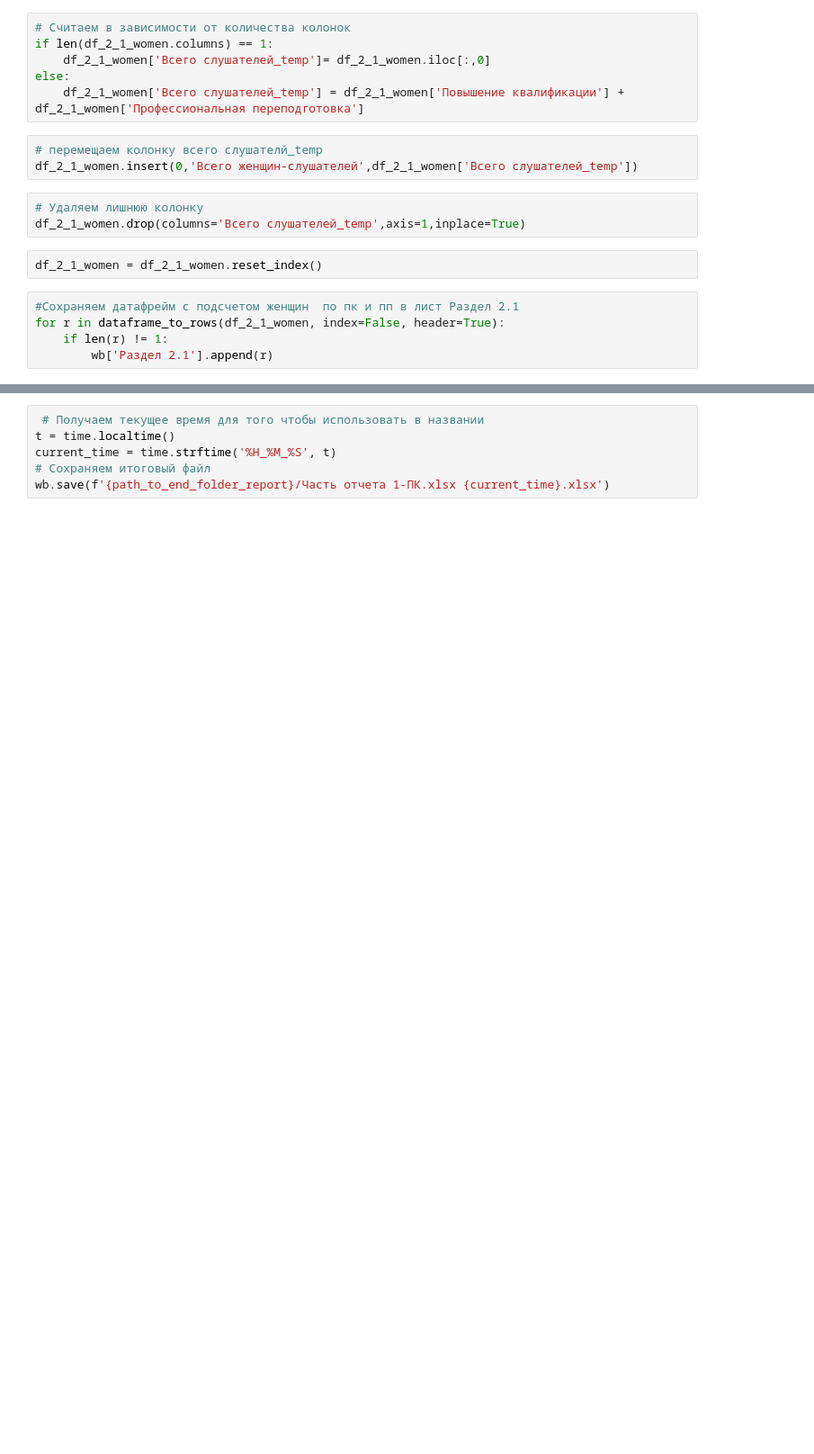
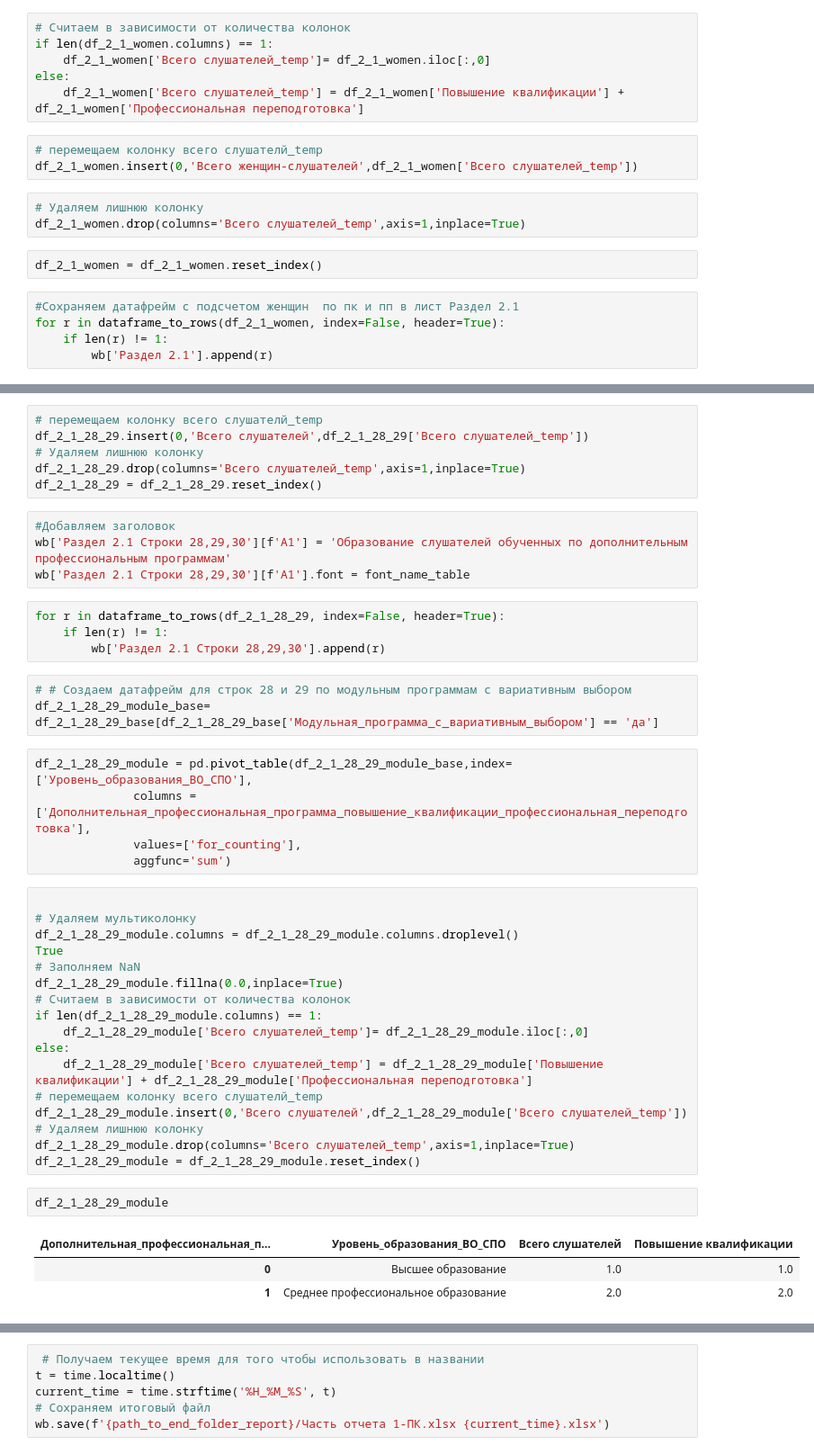
Before and after one commit to t0r1n88/Lindy, a Jupyter notebook: report_1PK.ipynb, the cells around one changed output, grey strips where cells are left out. Shown at 90% size. Cells and saved outputs as stored; diff of their text form; blank space fills up the shorter version.

```diff
--- a/report_1PK.ipynb
+++ b/report_1PK.ipynb
@@ -527,0 +547,45 @@ for r in dataframe_to_rows(df_2_1_women, index=False, header=True):
+# %%
+# перемещаем колонку всего слушателй_temp
+df_2_1_28_29.insert(0,'Всего слушателей',df_2_1_28_29['Всего слушателей_temp'])
+# Удаляем лишнюю колонку
+df_2_1_28_29.drop(columns='Всего слушателей_temp',axis=1,inplace=True)
+df_2_1_28_29 = df_2_1_28_29.reset_index()
+# %%
+#Добавляем заголовок
+wb['Раздел 2.1 Строки 28,29,30'][f'A1'] = 'Образование слушателей обученных по дополнительным профессиональным программам'
+wb['Раздел 2.1 Строки 28,29,30'][f'A1'].font = font_name_table
+# %%
+for r in dataframe_to_rows(df_2_1_28_29, index=False, header=True):
+    if len(r) != 1:
+        wb['Раздел 2.1 Строки 28,29,30'].append(r)
+# %%
+# # Создаем датафрейм для строк 28 и 29 по модульным программам с вариативным выбором
+df_2_1_28_29_module_base= df_2_1_28_29_base[df_2_1_28_29_base['Модульная_программа_с_вариативным_выбором'] == 'да']
+# %%
+df_2_1_28_29_module = pd.pivot_table(df_2_1_28_29_module_base,index=['Уровень_образования_ВО_СПО'],
+              columns = ['Дополнительная_профессиональная_программа_повышение_квалификации_профессиональная_переподготовка'],
+              values=['for_counting'],
+              aggfunc='sum')
+# %%
+
+# Удаляем мультиколонку
+df_2_1_28_29_module.columns = df_2_1_28_29_module.columns.droplevel()
+True
+# Заполняем NaN
+df_2_1_28_29_module.fillna(0.0,inplace=True)
+# Считаем в зависимости от количества колонок
+if len(df_2_1_28_29_module.columns) == 1:
+    df_2_1_28_29_module['Всего слушателей_temp']= df_2_1_28_29_module.iloc[:,0]
+else:
+    df_2_1_28_29_module['Всего слушателей_temp'] = df_2_1_28_29_module['Повышение квалификации'] + df_2_1_28_29_module['Профессиональная переподготовка']
+# перемещаем колонку всего слушателй_temp
+df_2_1_28_29_module.insert(0,'Всего слушателей',df_2_1_28_29_module['Всего слушателей_temp'])
+# Удаляем лишнюю колонку
+df_2_1_28_29_module.drop(columns='Всего слушателей_temp',axis=1,inplace=True)
+df_2_1_28_29_module = df_2_1_28_29_module.reset_index()
+# %%
+df_2_1_28_29_module
+# %% [output]
+| Дополнительная_профессиональная_п... | Уровень_образования_ВО_СПО | Всего слушателей | Повышение квалификации |
+| 0 | Высшее образование | 1.0 | 1.0 |
+| 1 | Среднее профессиональное образование | 2.0 | 2.0 |
```
Also changed, not shown: parts of 57 cells of this notebook.
